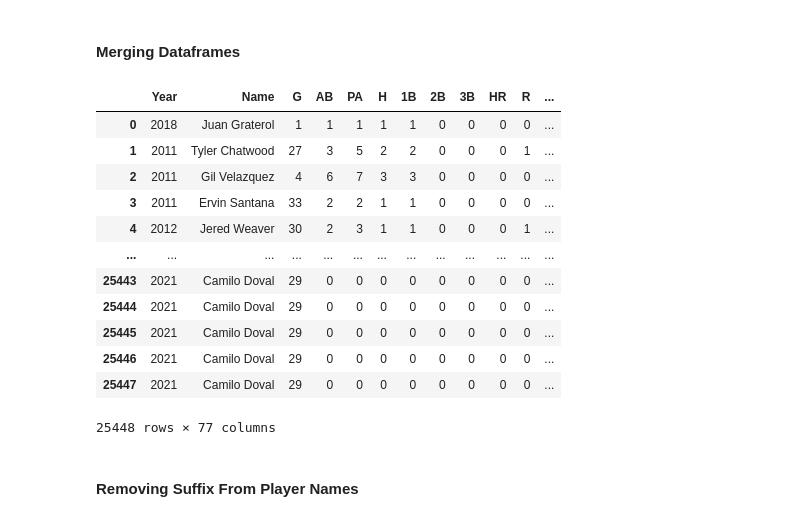
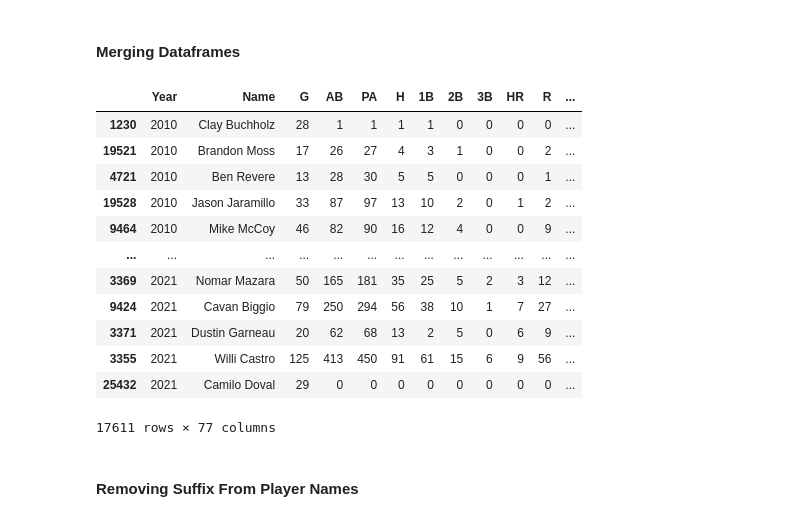
Before and after one commit to cjemm10/cjemm10, a Jupyter notebook: index.ipynb, the cells around one changed output. Drawn from its saved outputs; the diff is of its cells as text; code cells hidden in the pictures.

Commit message:
Removing Old Code

```diff
--- a/index.ipynb
+++ b/index.ipynb
@@ -955,34 +1004,64 @@ player_plate_discipline
 # %%
 # Removing Unnecessary Columns
 player_standard = player_standard.drop(columns=['#','Year'], errors='ignore')
 player_advanced = player_advanced.drop(columns=['#','Year'], errors='ignore')
 player_batted = player_batted.drop(columns=['#','Year'], errors='ignore')
 player_statcast = player_statcast.drop(columns=['#','Year'], errors='ignore')
 player_plate_discipline = player_plate_discipline.drop(columns=['#','Year'], errors='ignore')
 
 player_table = pd.merge(player_standard, player_advanced, on=['Season', 'Name', 'PA', 'AVG', 'Team'])
 player_table = pd.merge(player_table, player_batted, on=['Season', 'Name', 'Team', 'BABIP'])
 player_table = pd.merge(player_table, player_statcast, on=['Season', 'Name', 'Team', 'AVG', 'PA', 'SLG', 'wOBA'])
 player_table = pd.merge(player_table, player_plate_discipline, on=['Season', 'Name', 'Team'])
 
 player_table = player_table.rename(columns={'Season':'Year'})
+
+player_table = player_table.drop_duplicates()
+
+# Removing the % in the values so that they can be used as numbers
+player_table['BB%'] = player_table['BB%'].replace({'\%':''}, regex = True)
+player_table['K%'] = player_table['K%'].replace({'\%':''}, regex = True)
+player_table['LD%'] = player_table['BB%'].replace({'\%':''}, regex = True)
+player_table['GB%'] = player_table['GB%'].replace({'\%':''}, regex = True)
+player_table['FB%'] = player_table['FB%'].replace({'\%':''}, regex = True)
+player_table['HR/FB'] = player_table['HR/FB'].replace({'\%':''}, regex = True)
+player_table['Pull%'] = player_table['Pull%'].replace({'\%':''}, regex = True)
+player_table['Cent%'] = player_table['Cent%'].replace({'\%':''}, regex = True)
+player_table['Oppo%'] = player_table['Oppo%'].replace({'\%':''}, regex = True)
+player_table['Soft%'] = player_table['Soft%'].replace({'\%':''}, regex = True)
+player_table['Med%'] = player_table['Med%'].replace({'\%':''}, regex = True)
+player_table['Hard%'] = player_table['Hard%'].replace({'\%':''}, regex = True)
+player_table['Barrel%'] = player_table['Barrel%'].replace({'\%':''}, regex = True)
+player_table['HardHit%'] = player_table['HardHit%'].replace({'\%':''}, regex = True)
+player_table['O-Swing%'] = player_table['O-Swing%'].replace({'\%':''}, regex = True)
+player_table['Z-Swing%'] = player_table['Z-Swing%'].replace({'\%':''}, regex = True)
+player_table['Swing%'] = player_table['Swing%'].replace({'\%':''}, regex = True)
+player_table['O-Contact%'] = player_table['O-Contact%'].replace({'\%':''}, regex = True)
+player_table['Z-Contact%'] = player_table['Z-Contact%'].replace({'\%':''}, regex = True)
+player_table['Contact%'] = player_table['Contact%'].replace({'\%':''}, regex = True)
+player_table['Zone%'] = player_table['Zone%'].replace({'\%':''}, regex = True)
+player_table['F-Strike%'] = player_table['F-Strike%'].replace({'\%':''}, regex = True)
+player_table['SwStr%'] = player_table['SwStr%'].replace({'\%':''}, regex = True)
+player_table['CStr%'] = player_table['CStr%'].replace({'\%':''}, regex = True)
+player_table['CSW%'] = player_table['CSW%'].replace({'\%':''}, regex = True)
+
 player_table = player_table.apply(pd.to_numeric, errors='ignore')
-
+player_table = player_table.sort_values(by='Year')
 player_table
 # %% [output]
 |  | Year | Name | G | AB | PA | H | 1B | 2B | 3B | HR | R | ... |
-| 0 | 2018 | Juan Graterol | 1 | 1 | 1 | 1 | 1 | 0 | 0 | 0 | 0 | ... |
-| 1 | 2011 | Tyler Chatwood | 27 | 3 | 5 | 2 | 2 | 0 | 0 | 0 | 1 | ... |
-| 2 | 2011 | Gil Velazquez | 4 | 6 | 7 | 3 | 3 | 0 | 0 | 0 | 0 | ... |
-| 3 | 2011 | Ervin Santana | 33 | 2 | 2 | 1 | 1 | 0 | 0 | 0 | 0 | ... |
-| 4 | 2012 | Jered Weaver | 30 | 2 | 3 | 1 | 1 | 0 | 0 | 0 | 1 | ... |
+| 1230 | 2010 | Clay Buchholz | 28 | 1 | 1 | 1 | 1 | 0 | 0 | 0 | 0 | ... |
+| 19521 | 2010 | Brandon Moss | 17 | 26 | 27 | 4 | 3 | 1 | 0 | 0 | 2 | ... |
+| 4721 | 2010 | Ben Revere | 13 | 28 | 30 | 5 | 5 | 0 | 0 | 0 | 1 | ... |
+| 19528 | 2010 | Jason Jaramillo | 33 | 87 | 97 | 13 | 10 | 2 | 0 | 1 | 2 | ... |
+| 9464 | 2010 | Mike McCoy | 46 | 82 | 90 | 16 | 12 | 4 | 0 | 0 | 9 | ... |
 | ... | ... | ... | ... | ... | ... | ... | ... | ... | ... | ... | ... | ... |
-| 25443 | 2021 | Camilo Doval | 29 | 0 | 0 | 0 | 0 | 0 | 0 | 0 | 0 | ... |
-| 25444 | 2021 | Camilo Doval | 29 | 0 | 0 | 0 | 0 | 0 | 0 | 0 | 0 | ... |
-| 25445 | 2021 | Camilo Doval | 29 | 0 | 0 | 0 | 0 | 0 | 0 | 0 | 0 | ... |
-| 25446 | 2021 | Camilo Doval | 29 | 0 | 0 | 0 | 0 | 0 | 0 | 0 | 0 | ... |
-| 25447 | 2021 | Camilo Doval | 29 | 0 | 0 | 0 | 0 | 0 | 0 | 0 | 0 | ... |
+| 3369 | 2021 | Nomar Mazara | 50 | 165 | 181 | 35 | 25 | 5 | 2 | 3 | 12 | ... |
+| 9424 | 2021 | Cavan Biggio | 79 | 250 | 294 | 56 | 38 | 10 | 1 | 7 | 27 | ... |
+| 3371 | 2021 | Dustin Garneau | 20 | 62 | 68 | 13 | 2 | 5 | 0 | 6 | 9 | ... |
+| 3355 | 2021 | Willi Castro | 125 | 413 | 450 | 91 | 61 | 15 | 6 | 9 | 56 | ... |
+| 25432 | 2021 | Camilo Doval | 29 | 0 | 0 | 0 | 0 | 0 | 0 | 0 | 0 | ... |
-25448 rows × 77 columns
+17611 rows × 77 columns
 # %% [markdown]
 #### Removing Suffix From Player Names
 # %% [markdown]
```
Also changed, not shown: parts of 65 cells of this notebook, 2 other files.
